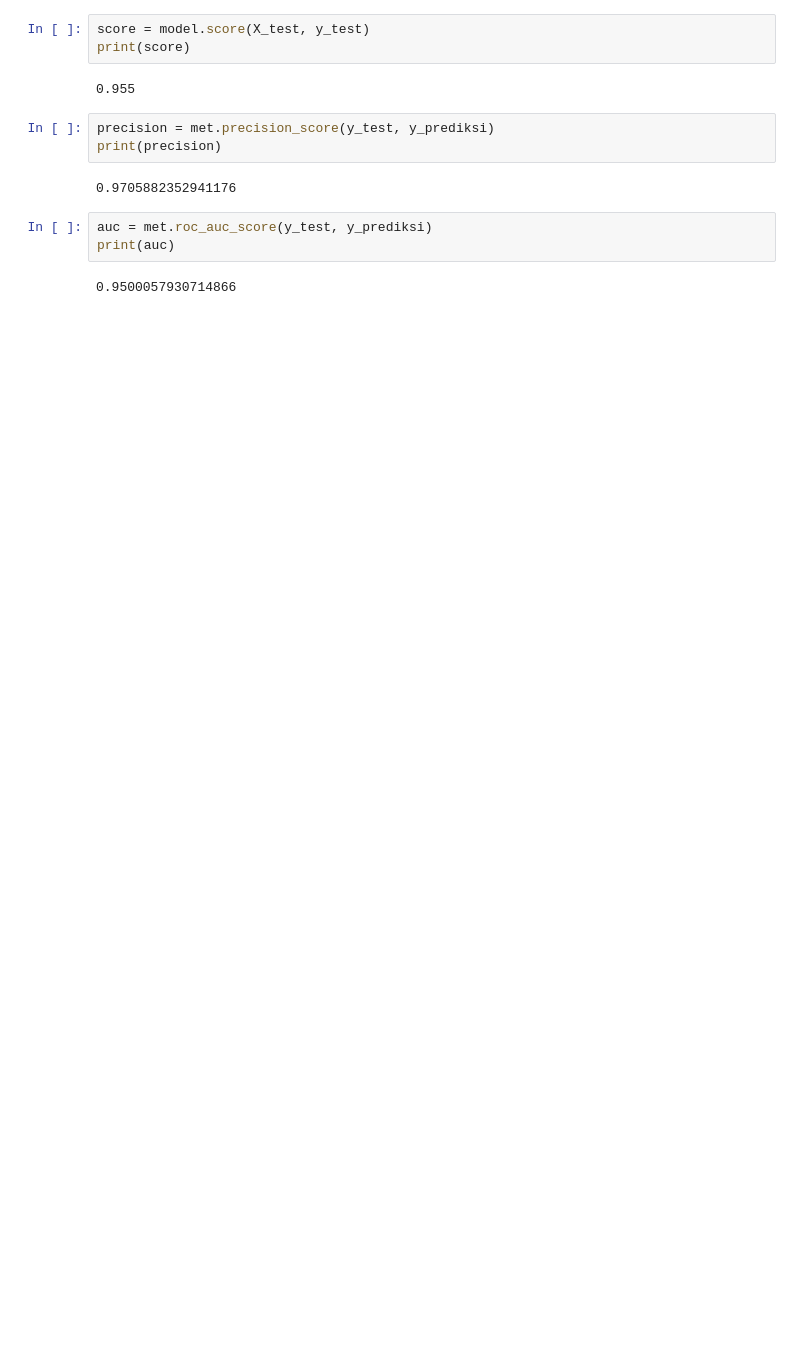
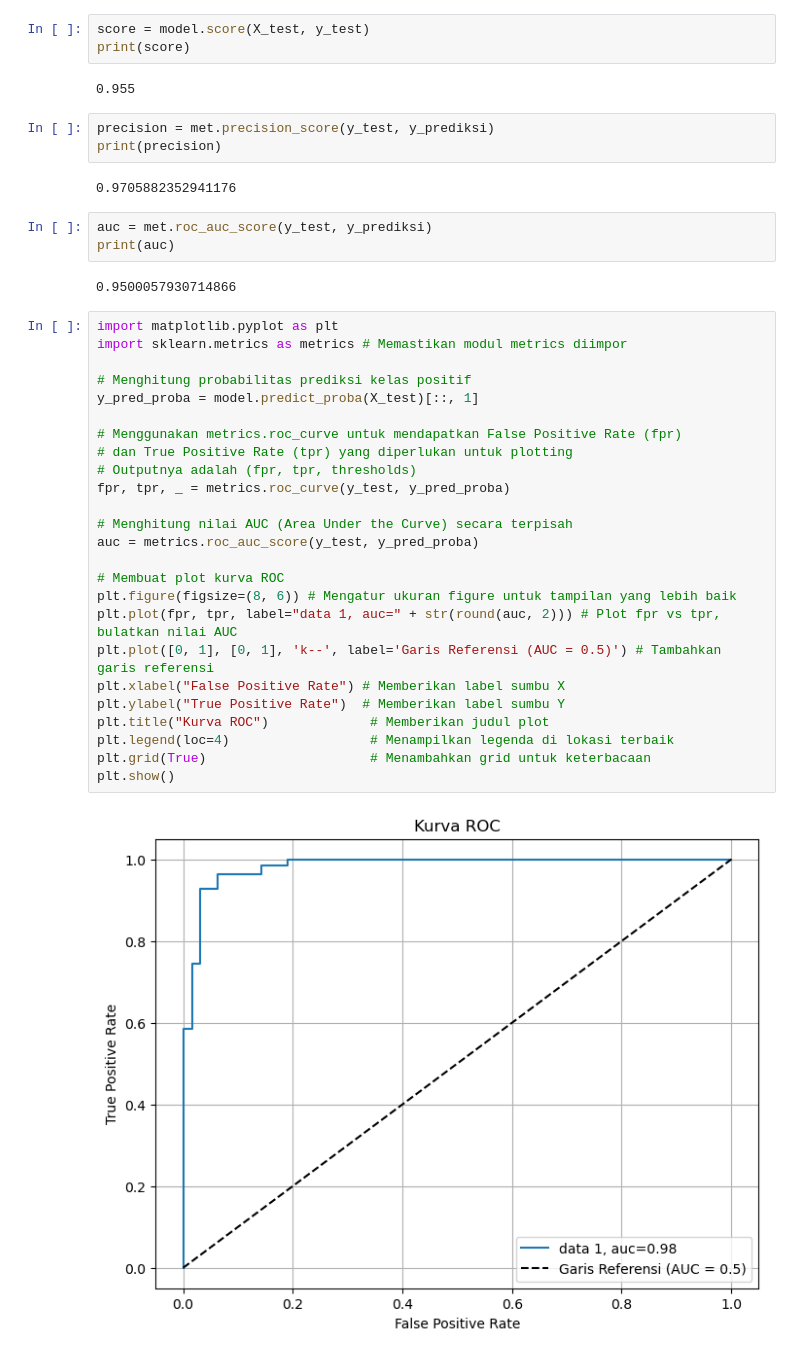
Before and after one commit to nova888/Machine_Learning, a Jupyter notebook: logistic_regression.ipynb, the cells around one changed output. Cells and saved outputs as stored; diff of their text form; blank space fills up the shorter version.

```diff
--- a/logistic_regression.ipynb
+++ b/logistic_regression.ipynb
@@ -106,3 +106,30 @@ auc = met.roc_auc_score(y_test, y_prediksi)
 print(auc)
 # %% [output]
 0.9500057930714866
+# %%
+import matplotlib.pyplot as plt
+import sklearn.metrics as metrics # Memastikan modul metrics diimpor
+
+# Menghitung probabilitas prediksi kelas positif
+y_pred_proba = model.predict_proba(X_test)[::, 1]
+
+# Menggunakan metrics.roc_curve untuk mendapatkan False Positive Rate (fpr)
+# dan True Positive Rate (tpr) yang diperlukan untuk plotting
+# Outputnya adalah (fpr, tpr, thresholds)
+fpr, tpr, _ = metrics.roc_curve(y_test, y_pred_proba)
+
+# Menghitung nilai AUC (Area Under the Curve) secara terpisah
+auc = metrics.roc_auc_score(y_test, y_pred_proba)
+
+# Membuat plot kurva ROC
+plt.figure(figsize=(8, 6)) # Mengatur ukuran figure untuk tampilan yang lebih baik
+plt.plot(fpr, tpr, label="data 1, auc=" + str(round(auc, 2))) # Plot fpr vs tpr, bulatkan nilai AUC
+plt.plot([0, 1], [0, 1], 'k--', label='Garis Referensi (AUC = 0.5)') # Tambahkan garis referensi
+plt.xlabel("False Positive Rate") # Memberikan label sumbu X
+plt.ylabel("True Positive Rate")  # Memberikan label sumbu Y
+plt.title("Kurva ROC")             # Memberikan judul plot
+plt.legend(loc=4)                  # Menampilkan legenda di lokasi terbaik
+plt.grid(True)                     # Menambahkan grid untuk keterbacaan
+plt.show()
+# %% [output]
+[figure, added]
```
Also changed, not shown: parts of 1 cell of this notebook.
